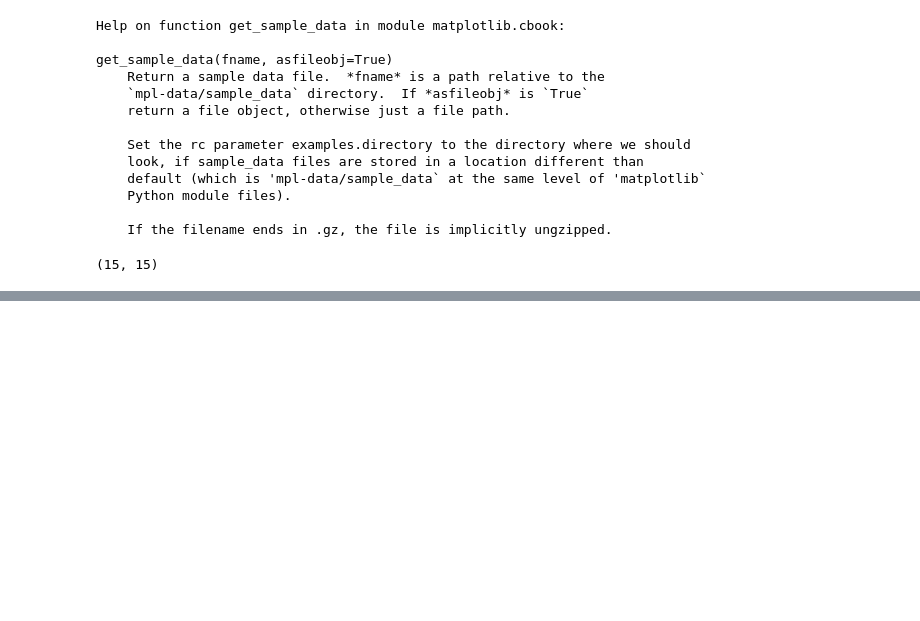
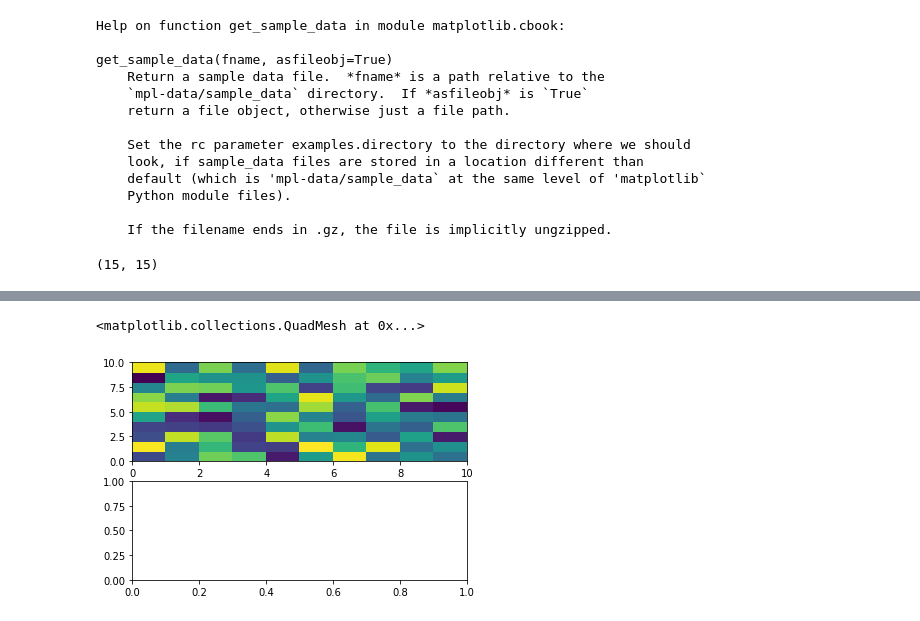
Before and after one commit to zerosum99/data_preprocessing, a Jupyter notebook: 2D 그래프 이해하기.ipynb, the cells around one changed output, grey strips where cells are left out. Cells and saved outputs as stored; diff of their text form; code cells hidden in the pictures; blank space fills up the shorter version.

```diff
--- a/2D 그래프 이해하기.ipynb
+++ b/2D 그래프 이해하기.ipynb
@@ -67,0 +79,8 @@ im = ax.imshow(img,             # Colormapped or RGB arrays
+# %%
+fig5, axes2 = plt.subplots(nrows=2,ncols=1)
+
+axes2[0].pcolor(data2)       #Pseudocolor plot of 2D array
+axes2[0].pcolormesh(data)    #Pseudocolor plot of 2D arra
+# %% [output]
+<matplotlib.collections.QuadMesh at 0x...>
+[figure, added]
```
Also changed, not shown: parts of 8 cells of this notebook, 3 other files.
